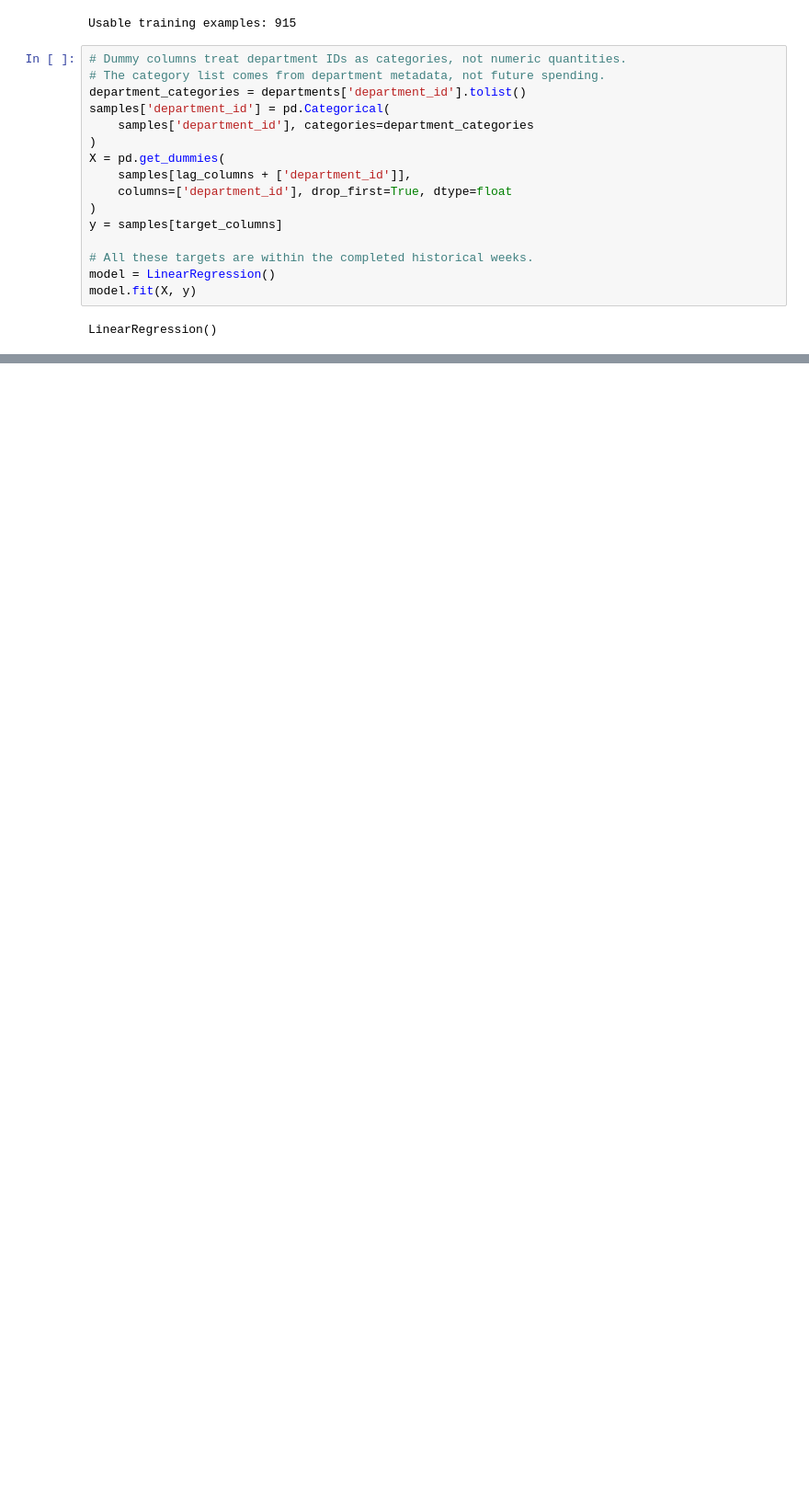
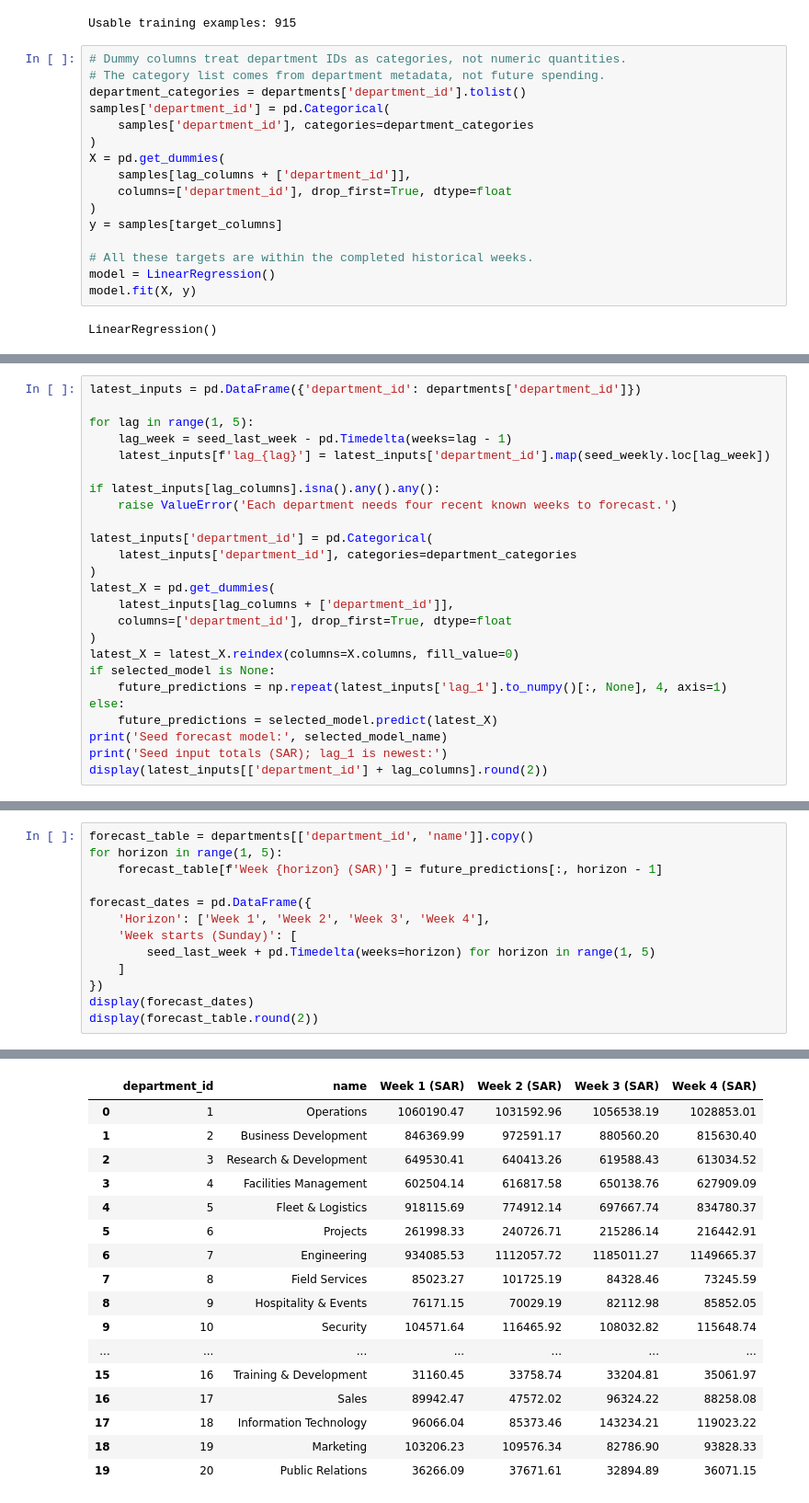
Before and after one commit to AbdullahSofayan/Masroof, a Jupyter notebook: ml/notebooks/forecasting.ipynb, the cells around one changed output, grey strips where cells are left out. Shown at 92% size. Cells and saved outputs as stored; diff of their text form; blank space fills up the shorter version.

```diff
--- a/ml/notebooks/forecasting.ipynb
+++ b/ml/notebooks/forecasting.ipynb
@@ -460,0 +689,25 @@ display(horizon_comparison.round(2))
+# %%
+latest_inputs = pd.DataFrame({'department_id': departments['department_id']})
+
+for lag in range(1, 5):
+    lag_week = seed_last_week - pd.Timedelta(weeks=lag - 1)
+    latest_inputs[f'lag_{lag}'] = latest_inputs['department_id'].map(seed_weekly.loc[lag_week])
+
+if latest_inputs[lag_columns].isna().any().any():
+    raise ValueError('Each department needs four recent known weeks to forecast.')
+
+latest_inputs['department_id'] = pd.Categorical(
+    latest_inputs['department_id'], categories=department_categories
+)
+latest_X = pd.get_dummies(
+    latest_inputs[lag_columns + ['department_id']],
+    columns=['department_id'], drop_first=True, dtype=float
+)
+latest_X = latest_X.reindex(columns=X.columns, fill_value=0)
+if selected_model is None:
+    future_predictions = np.repeat(latest_inputs['lag_1'].to_numpy()[:, None], 4, axis=1)
+else:
+    future_predictions = selected_model.predict(latest_X)
+print('Seed forecast model:', selected_model_name)
+print('Seed input totals (SAR); lag_1 is newest:')
+display(latest_inputs[['department_id'] + lag_columns].round(2))
@@ -460,0 +734,14 @@ display(horizon_comparison.round(2))
+# %%
+forecast_table = departments[['department_id', 'name']].copy()
+for horizon in range(1, 5):
+    forecast_table[f'Week {horizon} (SAR)'] = future_predictions[:, horizon - 1]
+
+forecast_dates = pd.DataFrame({
+    'Horizon': ['Week 1', 'Week 2', 'Week 3', 'Week 4'],
+    'Week starts (Sunday)': [
+        seed_last_week + pd.Timedelta(weeks=horizon) for horizon in range(1, 5)
+    ]
+})
+display(forecast_dates)
+display(forecast_table.round(2))
+# %% [output]
@@ -460,0 +753,17 @@ display(horizon_comparison.round(2))
+|  | department_id | name | Week 1 (SAR) | Week 2 (SAR) | Week 3 (SAR) | Week 4 (SAR) |
+| 0 | 1 | Operations | 1060190.47 | 1031592.96 | 1056538.19 | 1028853.01 |
+| 1 | 2 | Business Development | 846369.99 | 972591.17 | 880560.20 | 815630.40 |
+| 2 | 3 | Research & Development | 649530.41 | 640413.26 | 619588.43 | 613034.52 |
+| 3 | 4 | Facilities Management | 602504.14 | 616817.58 | 650138.76 | 627909.09 |
+| 4 | 5 | Fleet & Logistics | 918115.69 | 774912.14 | 697667.74 | 834780.37 |
+| 5 | 6 | Projects | 261998.33 | 240726.71 | 215286.14 | 216442.91 |
+| 6 | 7 | Engineering | 934085.53 | 1112057.72 | 1185011.27 | 1149665.37 |
+| 7 | 8 | Field Services | 85023.27 | 101725.19 | 84328.46 | 73245.59 |
+| 8 | 9 | Hospitality & Events | 76171.15 | 70029.19 | 82112.98 | 85852.05 |
+| 9 | 10 | Security | 104571.64 | 116465.92 | 108032.82 | 115648.74 |
+| ... | ... | ... | ... | ... | ... | ... |
+| 15 | 16 | Training & Development | 31160.45 | 33758.74 | 33204.81 | 35061.97 |
+| 16 | 17 | Sales | 89942.47 | 47572.02 | 96324.22 | 88258.08 |
+| 17 | 18 | Information Technology | 96066.04 | 85373.46 | 143234.21 | 119023.22 |
+| 18 | 19 | Marketing | 103206.23 | 109576.34 | 82786.90 | 93828.33 |
+| 19 | 20 | Public Relations | 36266.09 | 37671.61 | 32894.89 | 36071.15 |
```
Also changed, not shown: parts of 29 cells of this notebook, 1 other file.
